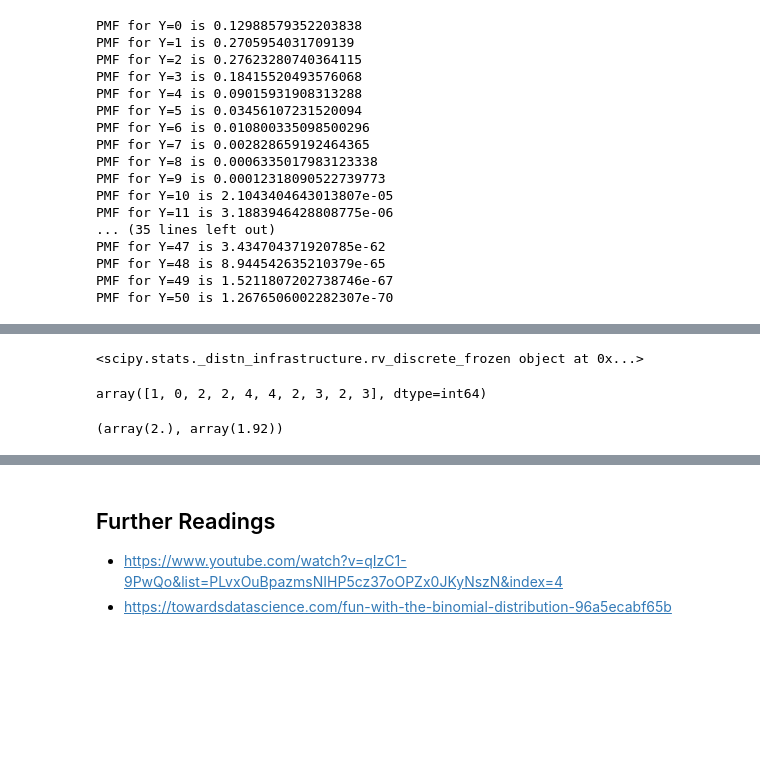
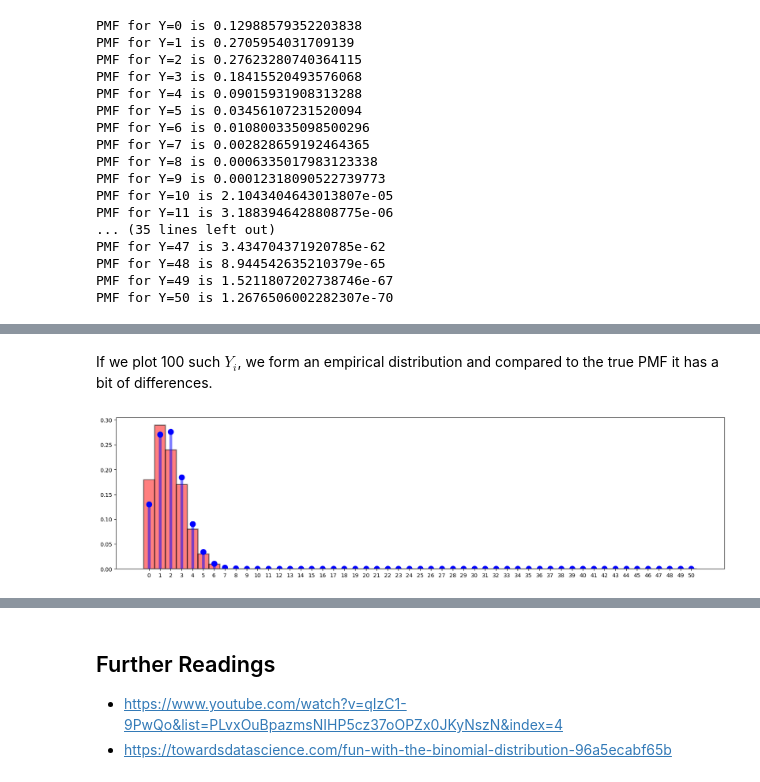
Before and after one commit to tan-wt/gaohn-probability-stats, a Jupyter notebook: content/03_discrete_random_variables/0309_binomial_distribution_real_world_examples.ipynb, the cells around one changed output, grey strips where cells are left out. Cells and saved outputs as stored; diff of their text form; code cells hidden in the pictures; blank space fills up the shorter version.

Commit message:
build/docs: update 0309_binomial_distribution_real_world_examples

```diff
--- a/content/03_discrete_random_variables/0309_binomial_distribution_real_world_examples.ipynb
+++ b/content/03_discrete_random_variables/0309_binomial_distribution_real_world_examples.ipynb
@@ -110,8 +150,8 @@ plt.show();
 # %% [output]
 [figure]
 # %%
-for y in range(51):
-    print(f"PMF for Y={y} is {Y.pmf(y)}")
+for y_ in range(51):
+    print(f"PMF for Y={y_} is {Y.pmf(y_)}")
 # %% [output]
 PMF for Y=0 is 0.12988579352203838
 PMF for Y=1 is 0.2705954031709139
@@ -252,15 +236,21 @@ plt.stem(y, Y.pmf(y), use_line_collection=True)
-# %%
-n, p = 50, 0.04 # number of iid trials, probability of each trial
-Y = stats.binom(n, p)
-print(Y)
-# %% [output]
-<scipy.stats._distn_infrastructure.rv_discrete_frozen object at 0x...>
-# %%
-# generate states from binomial distribution
-Y.rvs(size = 10)
-# %% [output]
-array([1, 0, 2, 2, 4, 4, 2, 3, 2, 3], dtype=int64)
-# %%
-Y.stats(moments='mv')
-# %% [output]
-(array(2.), array(1.92))
+# %% [markdown]
+If we plot 100 such $Y_i$, we form an empirical distribution and compared to the true PMF it has a bit of differences.
+# %%
+bins = np.arange(0, 50 + 1.5) - 0.5
+fig = plt.figure(figsize=(20, 5))
+plt.hist(
+    Y.rvs(size=100),
+    bins,
+    density=True,
+    color="red",
+    alpha=0.5,
+    edgecolor="black",
+    linewidth=2,
+)
+
+plt.plot(y, f, "bo", ms=10)
+plt.vlines(y, 0, f, colors="b", lw=5, alpha=0.5)
+plt.xticks(y)
+plt.show()
+# %% [output]
+[figure, added]
```
Also changed, not shown: parts of 34 cells of this notebook, 1 other file.
